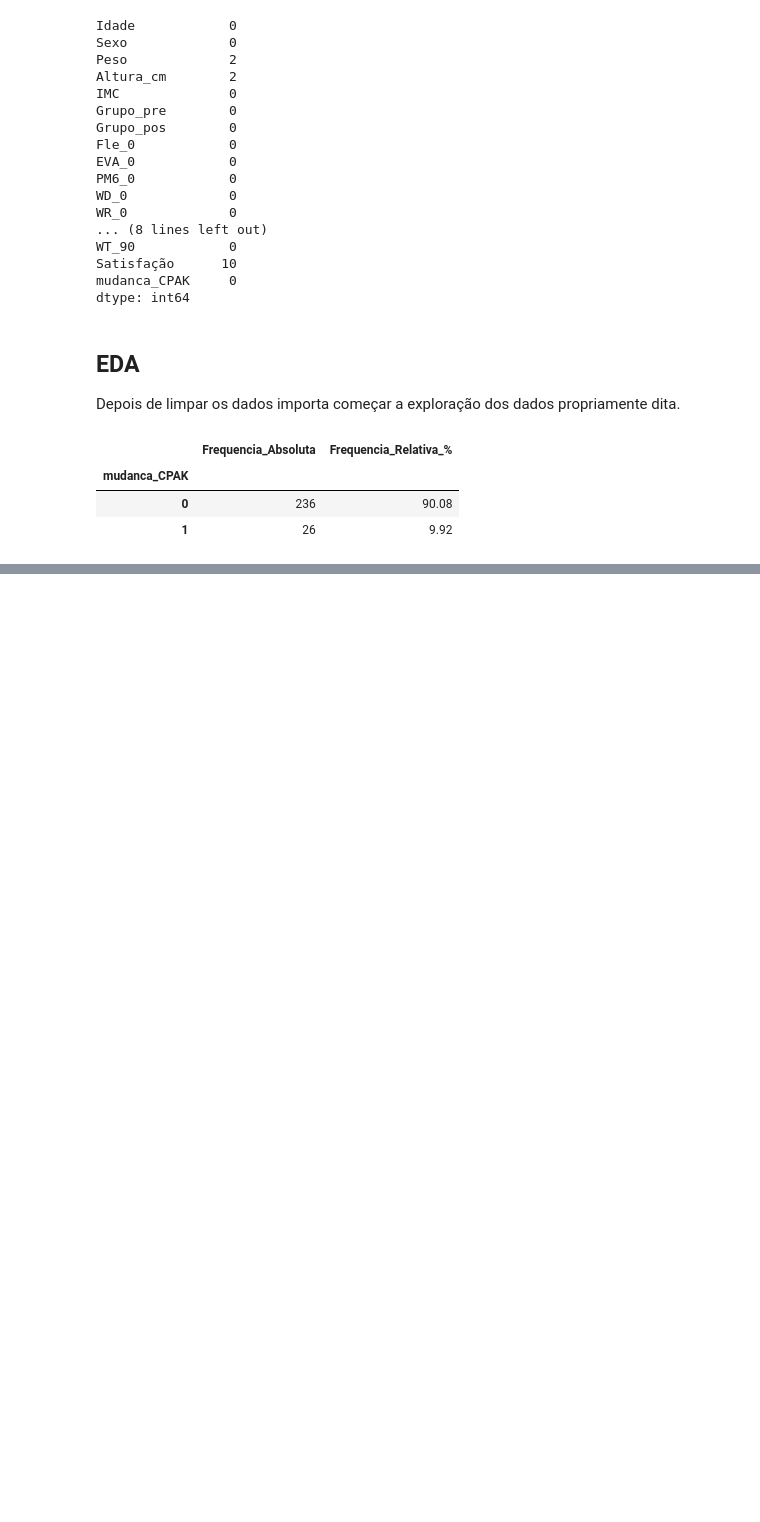
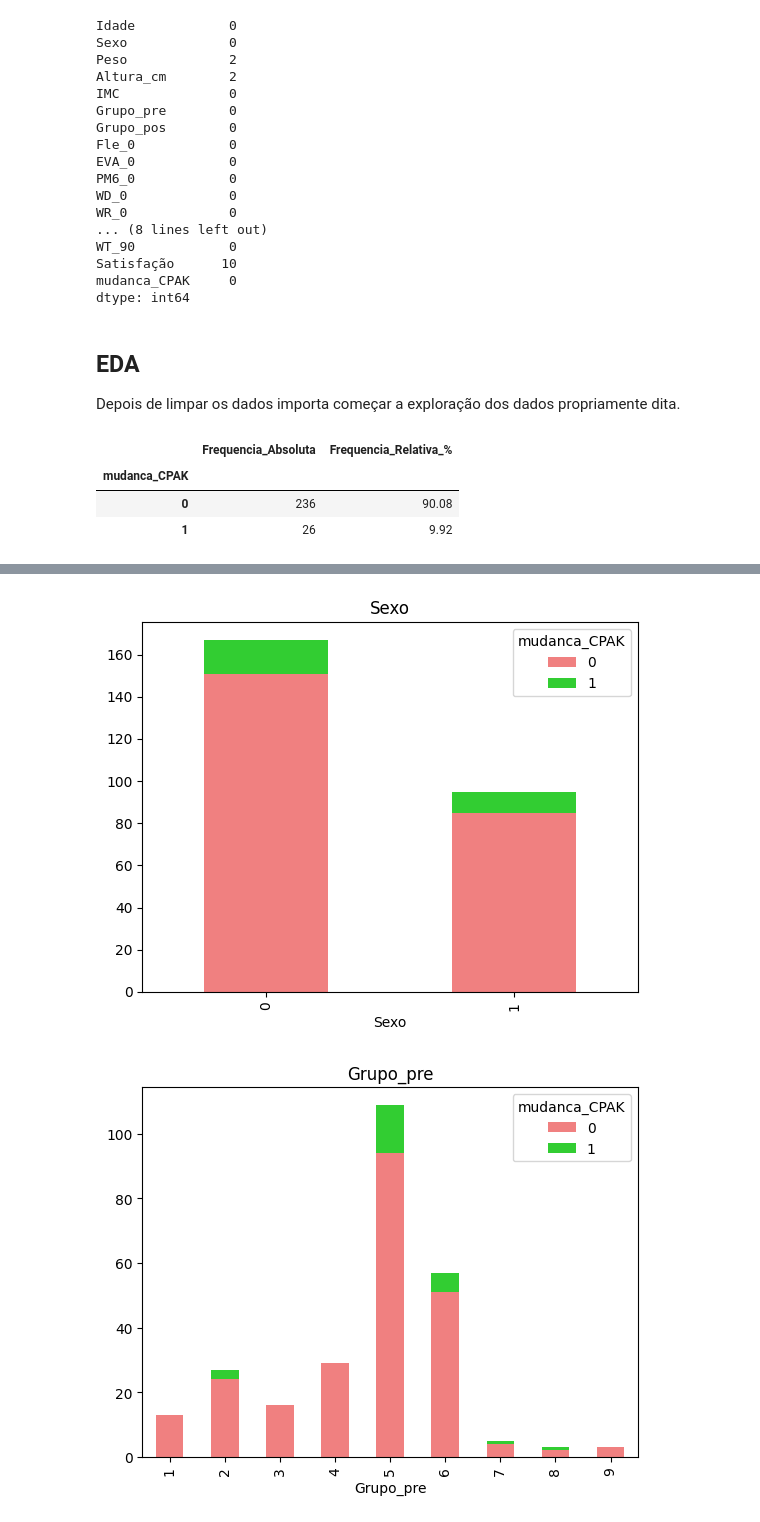
Before and after one commit to efigueira-hds/ML_Projeto_Final, a Jupyter notebook: EDA.ipynb, the cells around one changed output, grey strips where cells are left out. Drawn from its saved outputs; the diff is of its cells as text; code cells hidden in the pictures; blank space fills up the shorter version.

Commit message:
Gráficos de distribuição variaveis categóricas vs target!

```diff
--- a/EDA.ipynb
+++ b/EDA.ipynb
@@ -342,7 +344,7 @@ ortho_eda = ortho.copy()
 # %%
 # criação de variaveis dummies para as variáveis categóricas,numéricas e target
 
-var_numericas = ortho_eda[["IMC","Fle_0","EVA_0","PM6_0","WR_0","WAtotal_0"]]
-var_categoricas = ortho_eda[["Sexo","Grupo_pre","Grupo_pos"]]
-target = ortho_eda[["mudanca_CPAK"]]
+var_numericas = list(ortho_eda[["IMC","Fle_0","EVA_0","PM6_0","WR_0","WAtotal_0"]].columns)
+var_categoricas = list(ortho_eda[["Sexo","Grupo_pre","Grupo_pos"]].columns)
+target = list(ortho_eda[["mudanca_CPAK"]].columns)
 # %%
@@ -372,0 +367,10 @@ for var in ["IMC", "Fle_0", "EVA_0", "PM6_0", "WR_0", "WAtotal_0"]:
+# %%
+# gráficos de barras para as variáveis categóricas em relação à variável de interesse "mudanca_CPAK"
+for var in var_categoricas:
+    pd.crosstab(ortho_eda[var], ortho_eda['mudanca_CPAK']).plot(kind='bar', stacked=True, color=['lightcoral', 'limegreen'])
+    plt.title(var)
+    plt.show()
+    plt.close()
+# %% [output]
+[figure, added]
+[figure, added]
```
Also changed, not shown: parts of 3 cells of this notebook.
